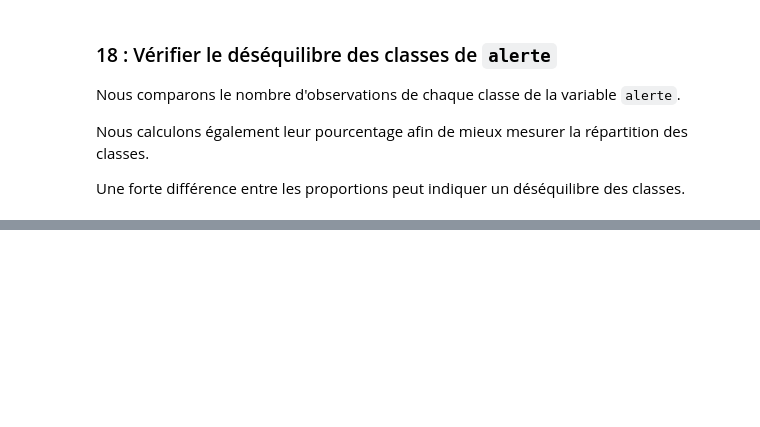
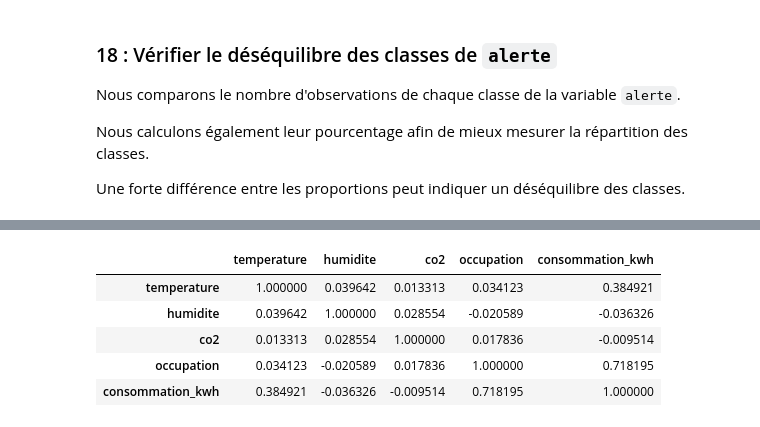
Before and after one commit to sirius-code7/atelier_prepa_donnees_tab, a Jupyter notebook: notebooks/atelier_prepa_donnees_tab.ipynb, the cells around one changed output, grey strips where cells are left out. Cells and saved outputs as stored; diff of their text form; code cells hidden in the pictures; blank space fills up the shorter version.

```diff
--- a/notebooks/atelier_prepa_donnees_tab.ipynb
+++ b/notebooks/atelier_prepa_donnees_tab.ipynb
@@ -635,0 +643,19 @@ repartition_alerte
+# %%
+variables_correlation = [
+    "temperature",
+    "humidite",
+    "co2",
+    "occupation",
+    "consommation_kwh"
+]
+
+matrice_correlation = df[variables_correlation].corr()
+
+matrice_correlation
+# %% [output]
+|  | temperature | humidite | co2 | occupation | consommation_kwh |
+| temperature | 1.000000 | 0.039642 | 0.013313 | 0.034123 | 0.384921 |
+| humidite | 0.039642 | 1.000000 | 0.028554 | -0.020589 | -0.036326 |
+| co2 | 0.013313 | 0.028554 | 1.000000 | 0.017836 | -0.009514 |
+| occupation | 0.034123 | -0.020589 | 0.017836 | 1.000000 | 0.718195 |
+| consommation_kwh | 0.384921 | -0.036326 | -0.009514 | 0.718195 | 1.000000 |
```
Also changed, not shown: parts of 3 cells of this notebook.
